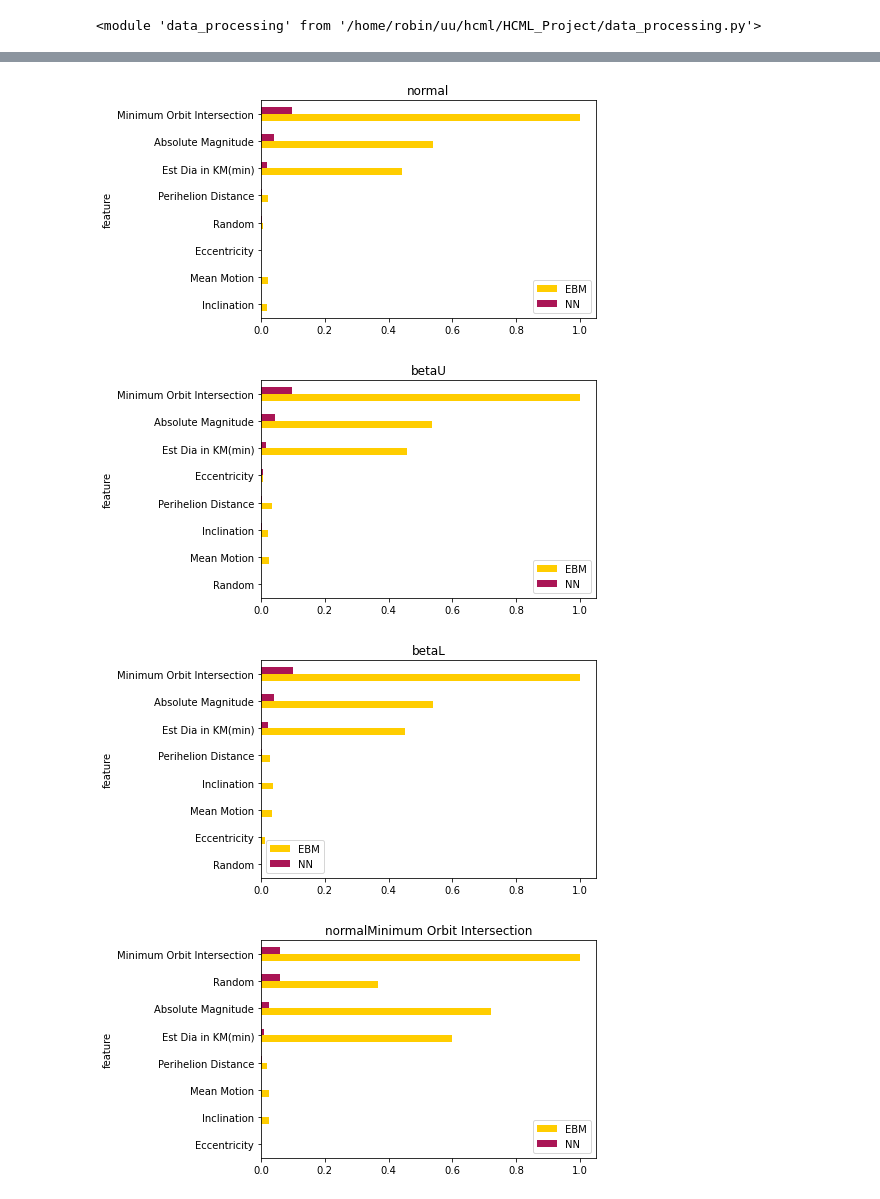
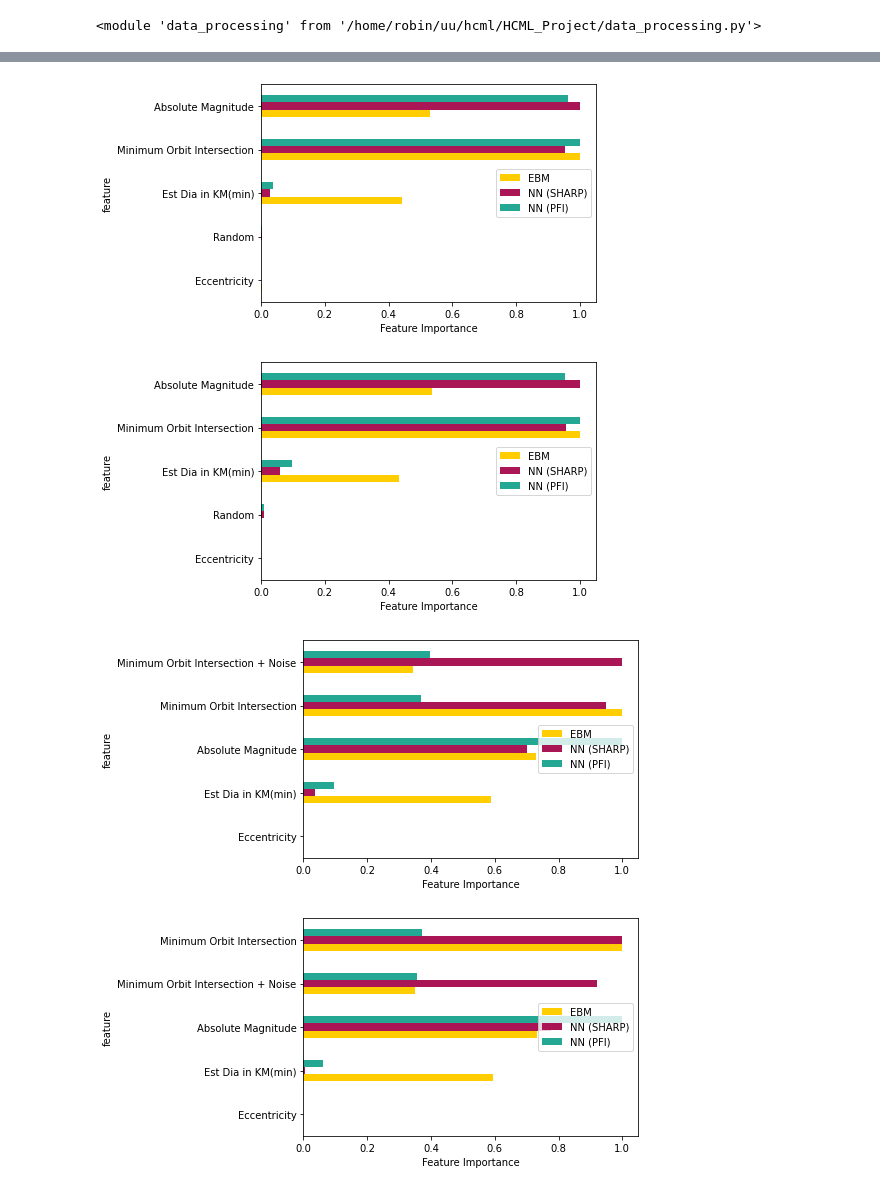
Before and after one commit to Robino-CK/HCML_Project, a Jupyter notebook: intercept_distributions.ipynb, the cells around one changed output, grey strips where cells are left out. Saved outputs shown, nothing was run; the diff lists cells and outputs as text; code cells hidden in the pictures.

Commit message:
changed to wil dist.

```diff
--- a/intercept_distributions.ipynb
+++ b/intercept_distributions.ipynb
@@ -69,16 +76,21 @@ Using 3749 background data samples could cause slower run times. Consider using
 # %%
-def plot_bar(shap_values, ebm_values, columns, header="test"):
-    df = pd.DataFrame({"feature" : columns, "EBM": ebm_values,"NN": abs(shap_values) } )
-    df.sort_values(by=["NN"], inplace = True)
+def plot_bar(shap_values, ebm_values, pfi_values, columns, header="test"):
+    #fig, ax = plt.subplots()
+    df = pd.DataFrame({"feature" : columns, "EBM": ebm_values,"NN (SHARP)": shap_values , "NN (PFI)" : pfi_values} )
+    df.sort_values(by=["NN (SHARP)"], inplace = True)
 
-    df.plot.barh(x = 'feature', y = ['EBM', 'NN'], color={"EBM": "#FFCD00", "NN": "#AA1555"}, title=header)
+    df.plot.barh(x = 'feature', y = ['EBM', 'NN (SHARP)', "NN (PFI)"], color={"EBM": "#FFCD00", "NN (SHARP)": "#AA1555", "NN (PFI)": "#24A793"})
+    plt.xlabel("Feature Importance")
+    plt.legend(loc='right')
+    #ax.legend("EBM": "Feature Importance EBM","NN": "Feature Importance NN"}
     plt.show()
 # %%
 def plot_distribution(distributions, header):
 
     # plot beta distribution
-    plt.hist(distributions, bins=100)
+    plt.hist(distributions, bins=100, color="#C00A35")
     plt.title(header)
+
     plt.show()
 # %%
 for name, dist in zip(distributions_names, distributions):
@@ -90,11 +101,19 @@ for name, dist in zip(distributions_names, distributions):
 # %%
 
 #fig, axs = plt.subplots(2,4)
+
 for split in split_column:
     for dist in distributions_names:
-        plot_bar(sharp_results[f"{dist}{split}"].mean(axis=0), ebm_results[f"{dist}{split}"], x_train.columns, f"{dist}{split}")
+        if split == "":
+            plot_bar(sharp_results[f"{dist}{split}"], ebm_results[f"{dist}{split}"], pfi_results[f"{dist}{split}"],  x_train.columns, f"{dist}{split}")
+        else:
+            c = list(x_train.columns)
+            i = c.index('Random')
+
+            columns = c[:i] + [f"{split} + Noise"] +c[i+1:]
+            plot_bar(sharp_results[f"{dist}{split}"], ebm_results[f"{dist}{split}"], pfi_results[f"{dist}{split}"],  columns, f"{dist}{split}")
 # %% [output]
-[figure, old version]
+[figure, new version]
-[figure, old version]
+[figure, new version]
-[figure, old version]
+[figure, new version]
-[figure, old version]
+[figure, new version]
```
Also changed, not shown: parts of 4 cells of this notebook, 1 other file.
